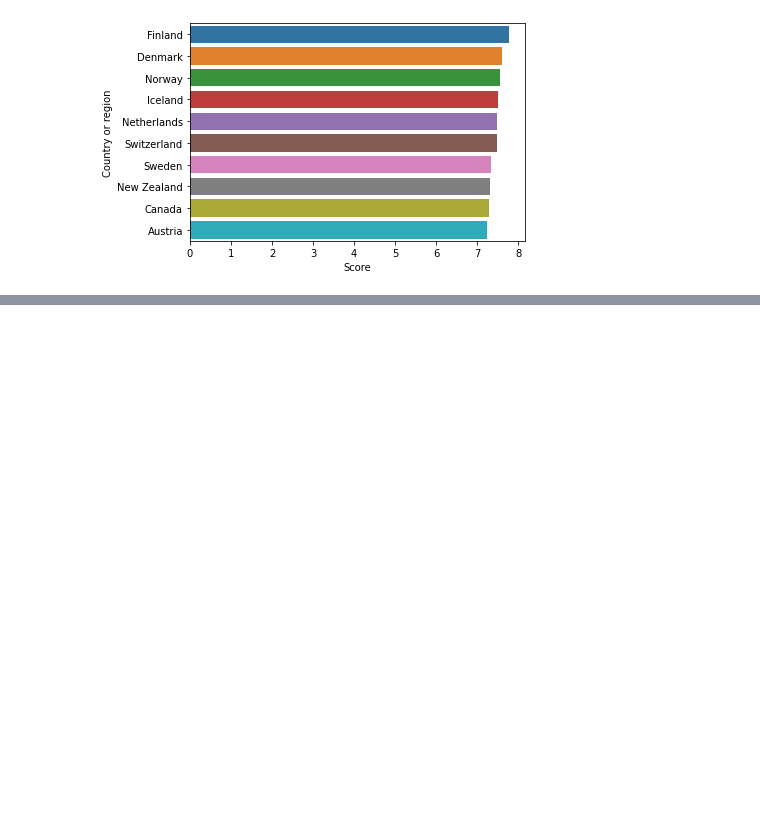
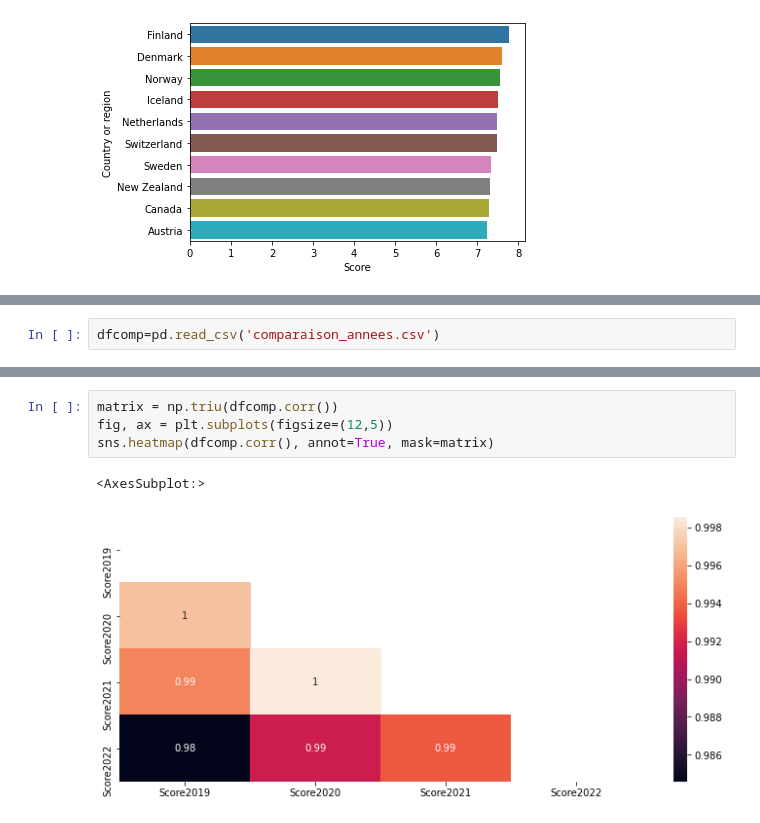
Before and after one commit to bourydamien/Projet_bonheur, a Jupyter notebook: Rapport_bonheur.ipynb, the cells around one changed output, grey strips where cells are left out. Saved outputs shown, nothing was run; the diff lists cells and outputs as text; blank space fills up the shorter version.

Commit message:
ajout dfcomp

```diff
--- a/Rapport_bonheur.ipynb
+++ b/Rapport_bonheur.ipynb
@@ -135,0 +147,2 @@ p
+# %%
+dfcomp=pd.read_csv('comparaison_annees.csv')
@@ -135,0 +175,7 @@ p
+# %%
+matrix = np.triu(dfcomp.corr())
+fig, ax = plt.subplots(figsize=(12,5))
+sns.heatmap(dfcomp.corr(), annot=True, mask=matrix)
+# %% [output]
+<AxesSubplot:>
+[figure, added]
```
Also changed, not shown: parts of 27 cells of this notebook, 5 other files.
